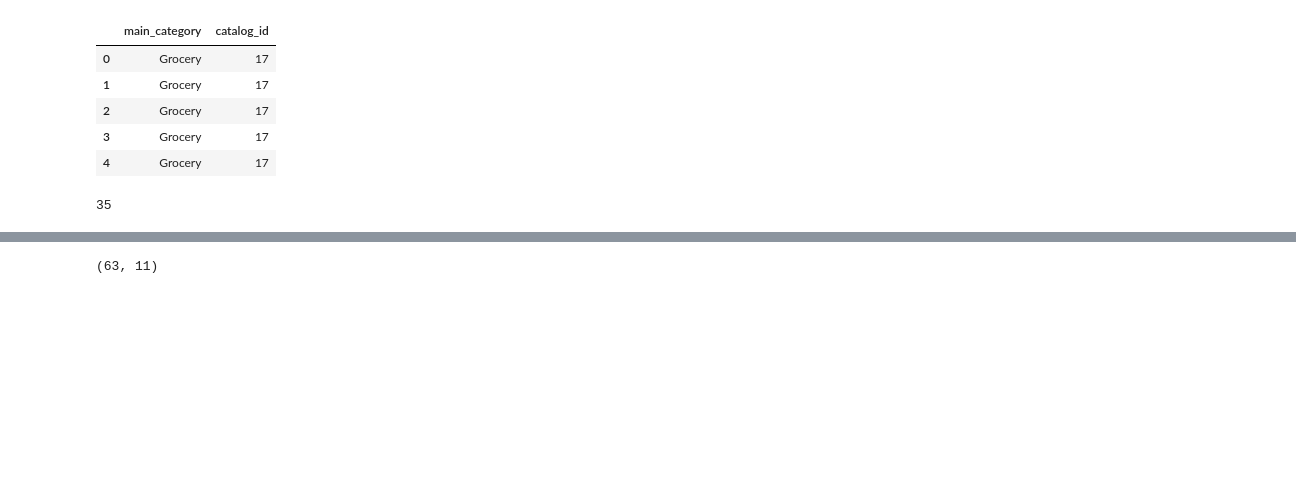
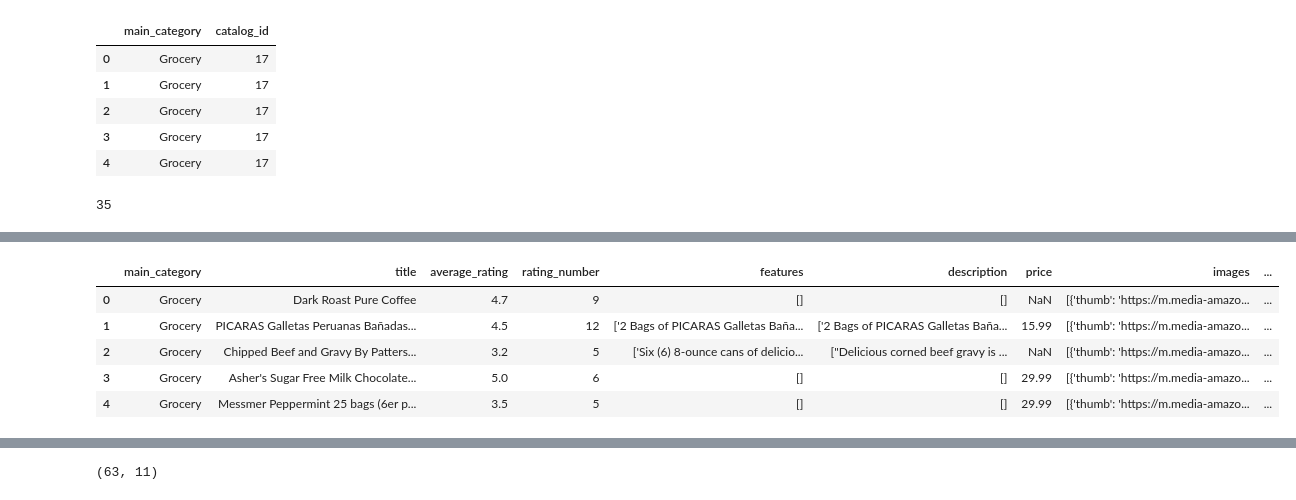
Before and after one commit to Softchallenge2012/behaviorgpt_purchase, a Jupyter notebook: notebooks/showcase.ipynb, the cells around one changed output, grey strips where cells are left out. Cells and saved outputs as stored; diff of their text form; code cells hidden in the pictures; blank space fills up the shorter version.

```diff
--- a/notebooks/showcase.ipynb
+++ b/notebooks/showcase.ipynb
@@ -144,0 +157,9 @@ df_meta = pd.read_csv('../examples/meta_groceries.csv')
+# %%
+df_meta.head()
+# %% [output]
+|  | main_category | title | average_rating | rating_number | features | description | price | images | ... |
+| 0 | Grocery | Dark Roast Pure Coffee | 4.7 | 9 | [] | [] | NaN | [{'thumb': 'https://m.media-amazo... | ... |
+| 1 | Grocery | PICARAS Galletas Peruanas Bañadas... | 4.5 | 12 | ['2 Bags of PICARAS Galletas Baña... | ['2 Bags of PICARAS Galletas Baña... | 15.99 | [{'thumb': 'https://m.media-amazo... | ... |
+| 2 | Grocery | Chipped Beef and Gravy By Patters... | 3.2 | 5 | ['Six (6) 8-ounce cans of delicio... | ["Delicious corned beef gravy is ... | NaN | [{'thumb': 'https://m.media-amazo... | ... |
+| 3 | Grocery | Asher's Sugar Free Milk Chocolate... | 5.0 | 6 | [] | [] | 29.99 | [{'thumb': 'https://m.media-amazo... | ... |
+| 4 | Grocery | Messmer Peppermint 25 bags (6er p... | 3.5 | 5 | [] | [] | 29.99 | [{'thumb': 'https://m.media-amazo... | ... |
```
Also changed, not shown: parts of 6 cells of this notebook, 11 other files.
